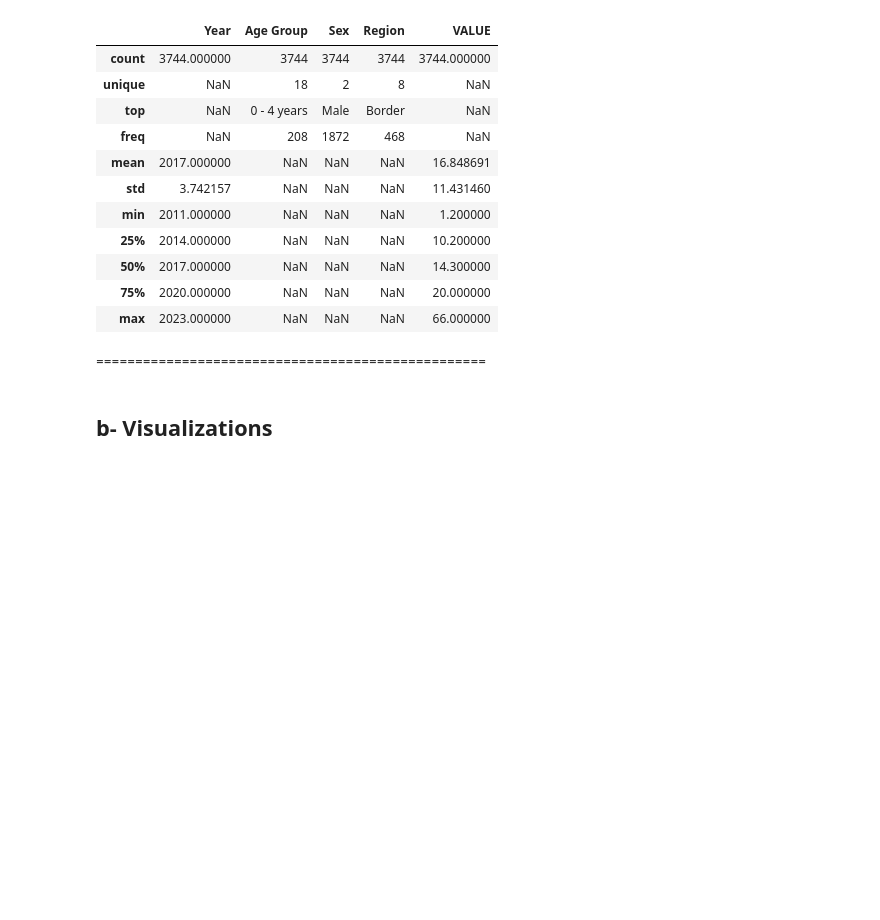
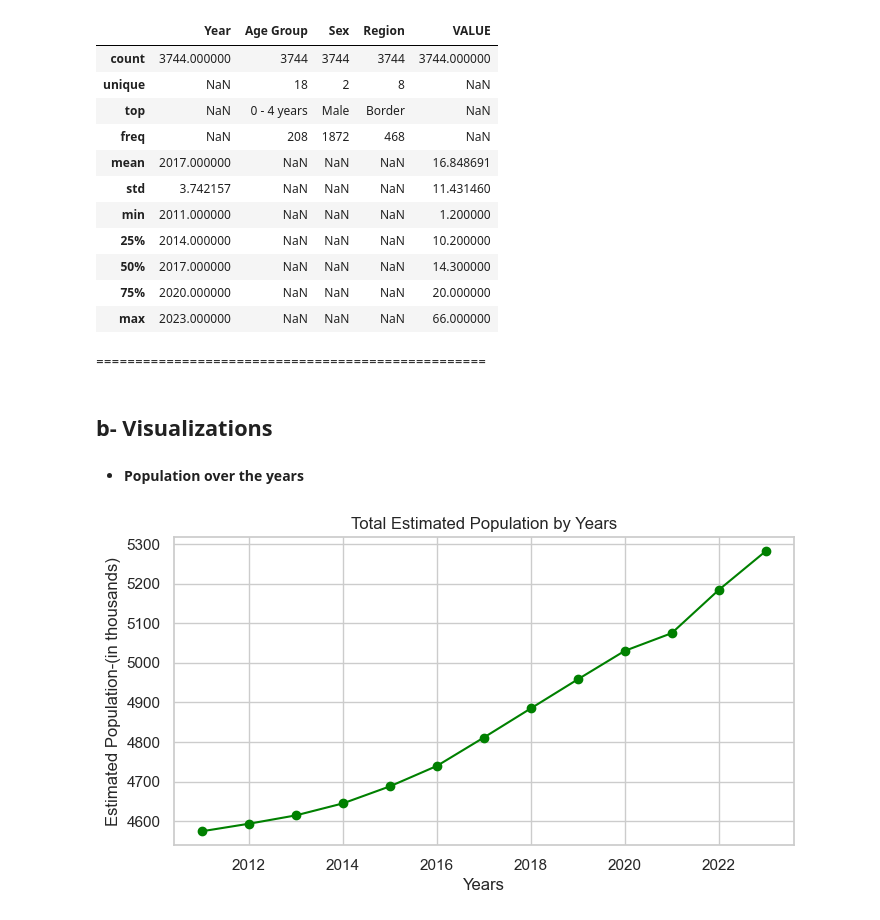
Before and after one commit to waseemmm737/Estimated_Population, a Jupyter notebook: main.ipynb, the cells around one changed output. Drawn from its saved outputs; the diff is of its cells as text; code cells hidden in the pictures; blank space fills up the shorter version.

```diff
--- a/main.ipynb
+++ b/main.ipynb
@@ -145,3 +145,17 @@ Statistical Properties of Data....
 ==================================================
 # %% [markdown]
 ## b- Visualizations
+# %% [markdown]
+- **Population over the years**
+# %%
+yearly_population = data.groupby('Year')['VALUE'].sum()
+
+plt.figure(figsize=(8, 4))
+yearly_population.plot(kind='line', marker='o', color="green")
+plt.title('Total Estimated Population by Years')
+plt.xlabel('Years')
+plt.ylabel('Estimated Population-(in thousands)')
+plt.grid(True)
+plt.show()
+# %% [output]
+[figure, added]
```
Also changed, not shown: parts of 10 cells of this notebook.
